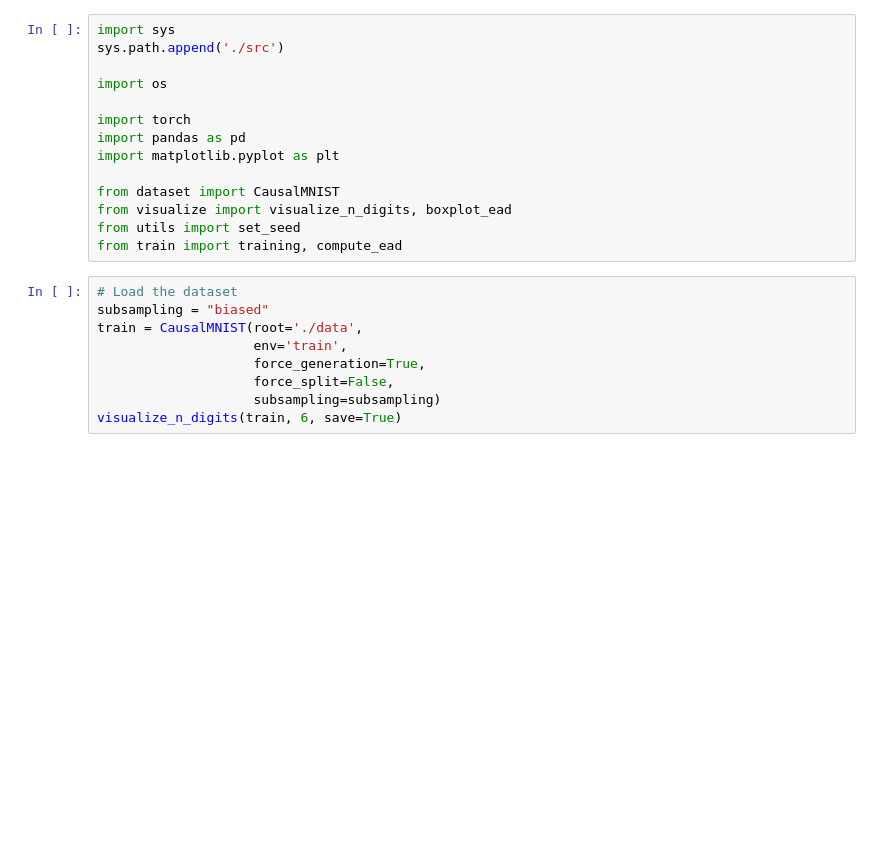
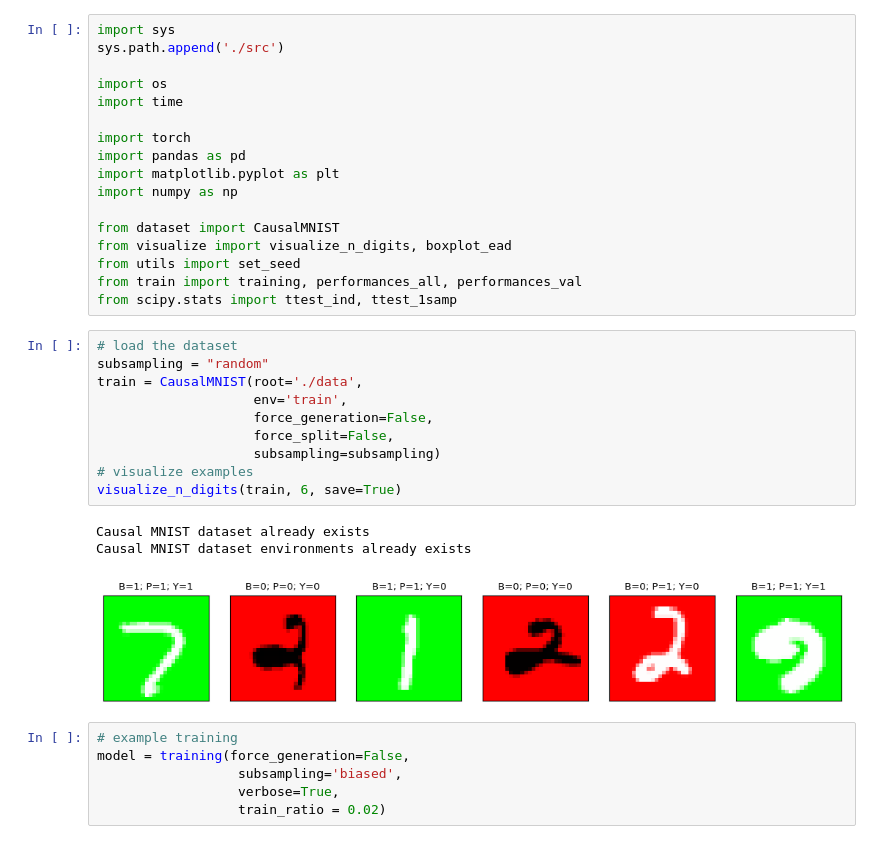
Before and after one commit to CausalLearningAI/CausalMNIST, a Jupyter notebook: main.ipynb, the cells around one changed output. Drawn from its saved outputs; the diff is of its cells as text; blank space fills up the shorter version.

```diff
--- a/main.ipynb
+++ b/main.ipynb
@@ -3,24 +3,38 @@ import sys
 sys.path.append('./src')
 
 import os
+import time
 
 import torch
 import pandas as pd
 import matplotlib.pyplot as plt
+import numpy as np
 
 from dataset import CausalMNIST
 from visualize import visualize_n_digits, boxplot_ead
 from utils import set_seed
-from train import training, compute_ead
+from train import training, performances_all, performances_val
+from scipy.stats import ttest_ind, ttest_1samp
 # %%
-# Load the dataset
-subsampling = "biased"
+# load the dataset
+subsampling = "random"
 train = CausalMNIST(root='./data',
                     env='train',
-                    force_generation=True,
+                    force_generation=False,
                     force_split=False,
                     subsampling=subsampling)
+# visualize examples
 visualize_n_digits(train, 6, save=True)
+# %% [output]
+Causal MNIST dataset already exists
+Causal MNIST dataset environments already exists
+[figure, added]
+# %%
+# example training
+model = training(force_generation=False,
+                  subsampling='biased',
+                  verbose=True,
+                  train_ratio = 0.02)
 # %%
 # Exploratory data analysis
 labels = torch.tensor([label for _, label in train.data_label_tuples])
```
Also changed, not shown: parts of 9 cells of this notebook, 14 other files.
